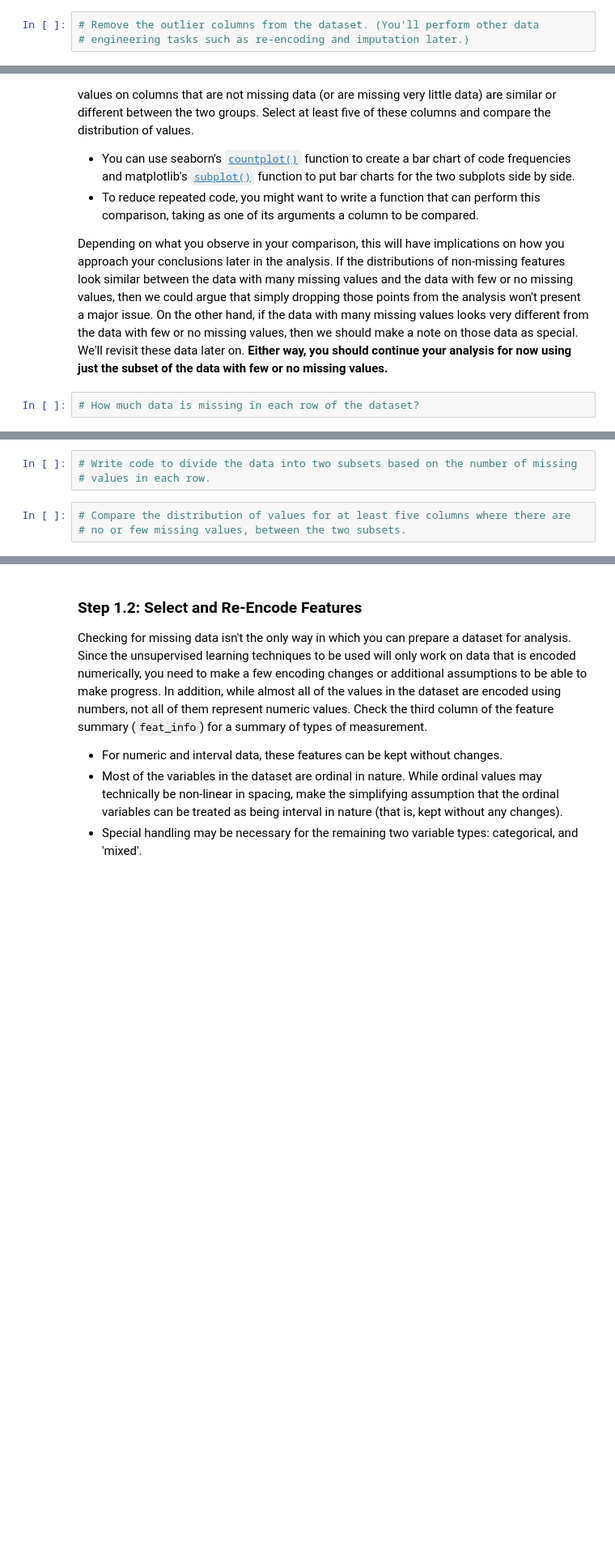
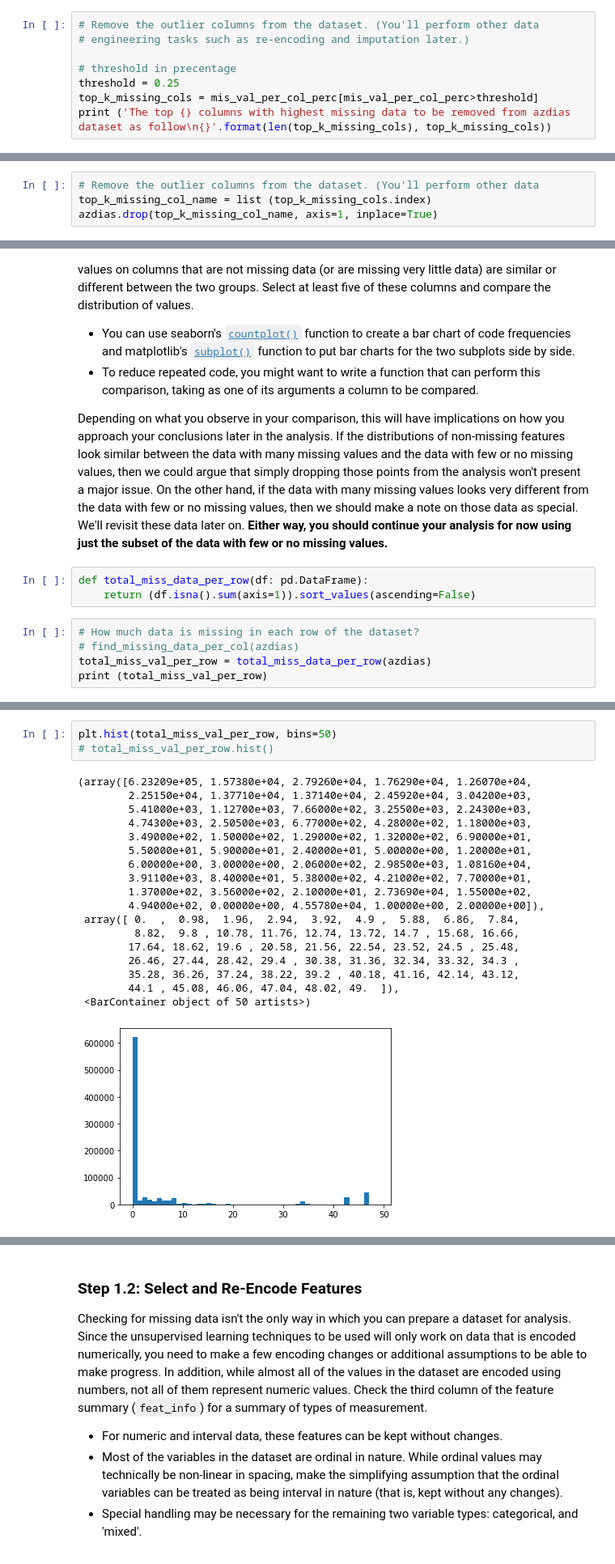
Before and after one commit to Mazen-Embaby/customer_segments, a Jupyter notebook: Identify_Customer_Segments.ipynb, the cells around one changed output, grey strips where cells are left out. Shown at 81% size. Saved outputs shown, nothing was run; the diff lists cells and outputs as text; blank space fills up the shorter version.

```diff
--- a/Identify_Customer_Segments.ipynb
+++ b/Identify_Customer_Segments.ipynb
@@ -78,3 +323,8 @@ For the remaining features, are there any patterns in which columns have, or sha
 # %%
 # Remove the outlier columns from the dataset. (You'll perform other data
 # engineering tasks such as re-encoding and imputation later.)
+
+# threshold in precentage
+threshold = 0.25
+top_k_missing_cols = mis_val_per_col_perc[mis_val_per_col_perc>threshold]
+print ('The top {} columns with highest missing data to be removed from azdias dataset as follow\n{}'.format(len(top_k_missing_cols), top_k_missing_cols))
@@ -84,0 +340,4 @@ For the remaining features, are there any patterns in which columns have, or sha
+# %%
+# Remove the outlier columns from the dataset. (You'll perform other data
+top_k_missing_col_name = list (top_k_missing_cols.index)
+azdias.drop(top_k_missing_col_name, axis=1, inplace=True)
@@ -92,5 +378,11 @@ In order to know what to do with the outlier rows, we should see if the distribu
 - To reduce repeated code, you might want to write a function that can perform this comparison, taking as one of its arguments a column to be compared.
 
 Depending on what you observe in your comparison, this will have implications on how you approach your conclusions later in the analysis. If the distributions of non-missing features look similar between the data with many missing values and the data with few or no missing values, then we could argue that simply dropping those points from the analysis won't present a major issue. On the other hand, if the data with many missing values looks very different from the data with few or no missing values, then we should make a note on those data as special. We'll revisit these data later on. **Either way, you should continue your analysis for now using just the subset of the data with few or no missing values.**
+# %%
+def total_miss_data_per_row(df: pd.DataFrame):
+    return (df.isna().sum(axis=1)).sort_values(ascending=False)
 # %%
 # How much data is missing in each row of the dataset?
+# find_missing_data_per_col(azdias)
+total_miss_val_per_row = total_miss_data_per_row(azdias)
+print (total_miss_val_per_row)
@@ -97,6 +402,22 @@ Depending on what you observe in your comparison, this will have implications on
-# %%
-# Write code to divide the data into two subsets based on the number of missing
-# values in each row.
-# %%
-# Compare the distribution of values for at least five columns where there are
-# no or few missing values, between the two subsets.
+# %%
+plt.hist(total_miss_val_per_row, bins=50)
+# total_miss_val_per_row.hist()
+# %% [output]
+(array([6.23209e+05, 1.57380e+04, 2.79260e+04, 1.76290e+04, 1.26070e+04,
+        2.25150e+04, 1.37710e+04, 1.37140e+04, 2.45920e+04, 3.04200e+03,
+        5.41000e+03, 1.12700e+03, 7.66000e+02, 3.25500e+03, 2.24300e+03,
+        4.74300e+03, 2.50500e+03, 6.77000e+02, 4.28000e+02, 1.18000e+03,
+        3.49000e+02, 1.50000e+02, 1.29000e+02, 1.32000e+02, 6.90000e+01,
+        5.50000e+01, 5.90000e+01, 2.40000e+01, 5.00000e+00, 1.20000e+01,
+        6.00000e+00, 3.00000e+00, 2.06000e+02, 2.98500e+03, 1.08160e+04,
+        3.91100e+03, 8.40000e+01, 5.38000e+02, 4.21000e+02, 7.70000e+01,
+        1.37000e+02, 3.56000e+02, 2.10000e+01, 2.73690e+04, 1.55000e+02,
+        4.94000e+02, 0.00000e+00, 4.55780e+04, 1.00000e+00, 2.00000e+00]),
+ array([ 0.  ,  0.98,  1.96,  2.94,  3.92,  4.9 ,  5.88,  6.86,  7.84,
+         8.82,  9.8 , 10.78, 11.76, 12.74, 13.72, 14.7 , 15.68, 16.66,
+        17.64, 18.62, 19.6 , 20.58, 21.56, 22.54, 23.52, 24.5 , 25.48,
+        26.46, 27.44, 28.42, 29.4 , 30.38, 31.36, 32.34, 33.32, 34.3 ,
+        35.28, 36.26, 37.24, 38.22, 39.2 , 40.18, 41.16, 42.14, 43.12,
+        44.1 , 45.08, 46.06, 47.04, 48.02, 49.  ]),
+ <BarContainer object of 50 artists>)
+[figure, added]
```
Also changed, not shown: parts of 125 cells of this notebook, 1 other file.
